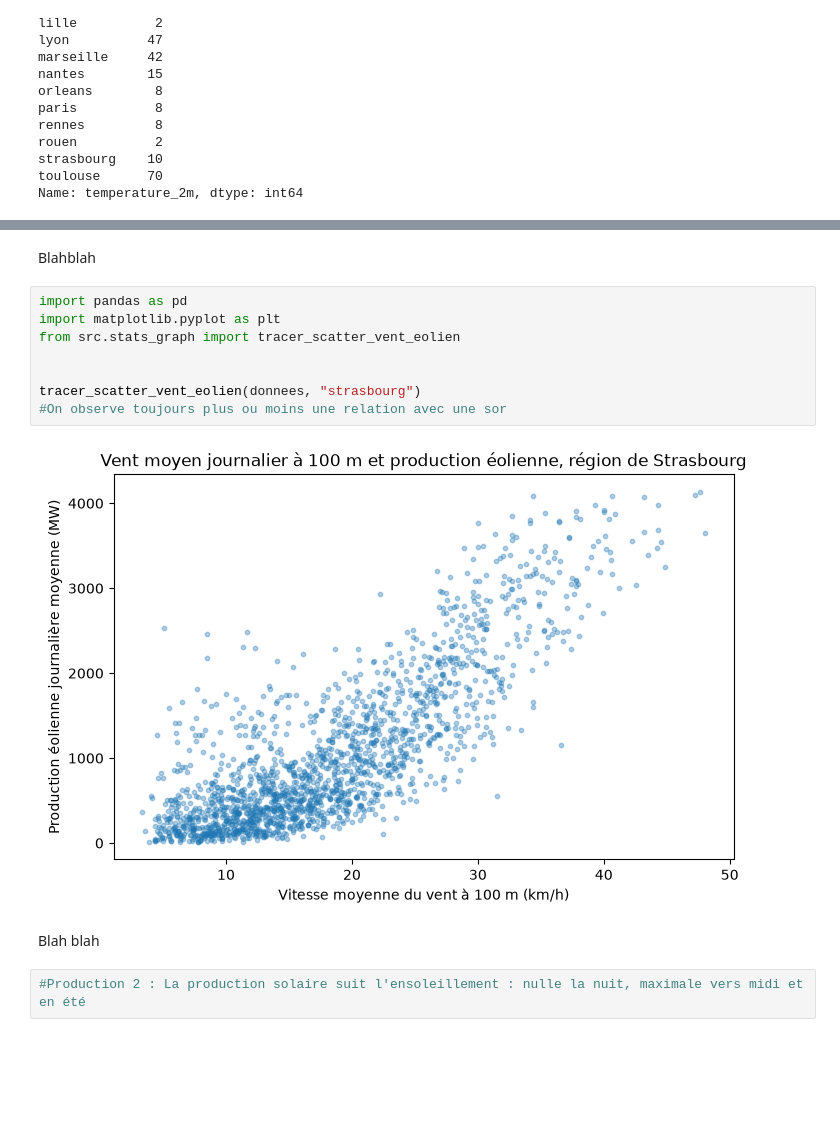
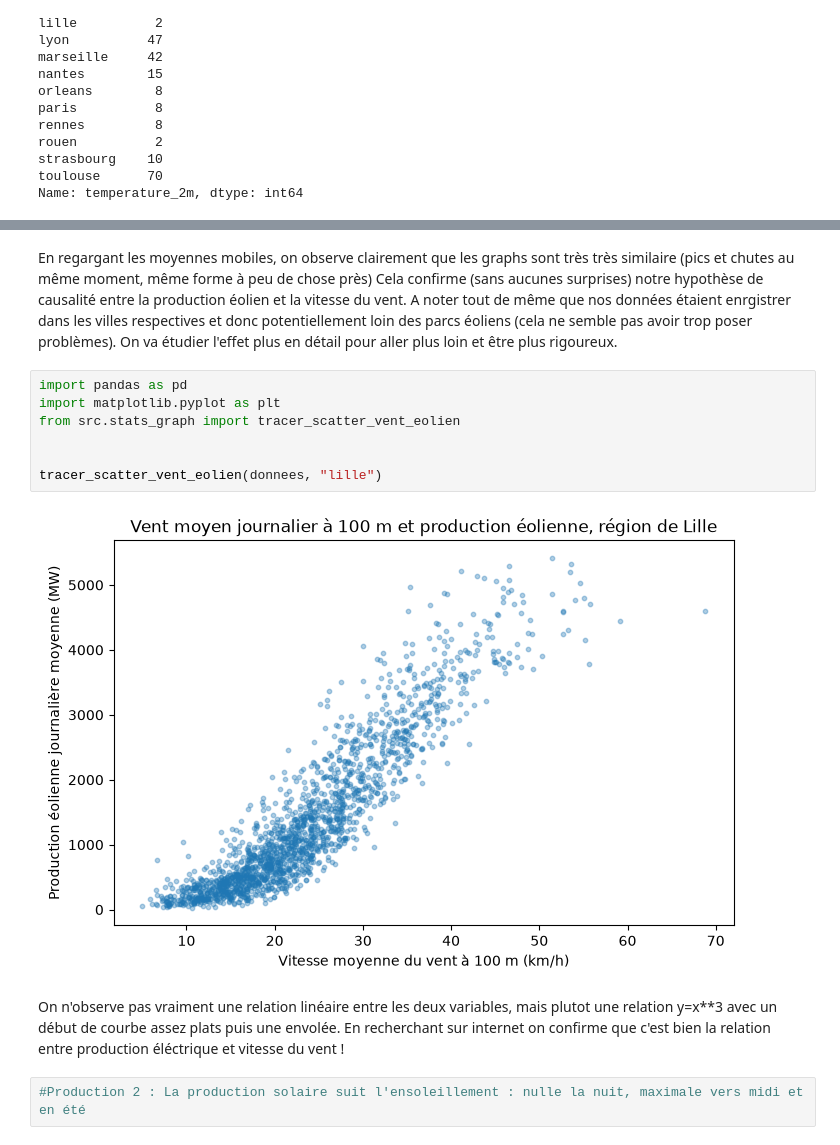
Before and after one commit to Cherif-git-code/Projet-Python-2026-2027, a Jupyter notebook: Rendu_final.ipynb, the cells around one changed output, grey strips where cells are left out. Saved outputs shown, nothing was run; the diff lists cells and outputs as text; blank space fills up the shorter version.

```diff
--- a/Rendu_final.ipynb
+++ b/Rendu_final.ipynb
@@ -379,19 +469,21 @@ tracer_vent_max_jour(meteo, ville)
 [figure]
 [figure]
 # %% [markdown]
-Blahblah
+En regargant les moyennes mobiles, on observe clairement que les graphs sont très très similaire (pics et chutes au même moment, même forme à peu de chose près)
+Cela confirme (sans aucunes surprises) notre hypothèse de causalité entre la production éolien et la vitesse du vent. A noter tout de même que nos données étaient enrgistrer dans les villes respectives et donc potentiellement loin des parcs éoliens (cela ne semble pas avoir trop poser problèmes).
+On va étudier l'effet plus en détail pour aller plus loin et être plus rigoureux.
 # %%
 import pandas as pd
 import matplotlib.pyplot as plt
 from src.stats_graph import tracer_scatter_vent_eolien
 
 
-tracer_scatter_vent_eolien(donnees, "strasbourg")
-#On observe toujours plus ou moins une relation avec une sor
+tracer_scatter_vent_eolien(donnees, "lille")
 # %% [output]
-[figure, old version]
+[figure, new version]
 # %% [markdown]
-Blah blah
+On n'observe pas vraiment une relation linéaire entre les deux variables, mais plutot une relation y=x**3 avec un début de courbe assez plats puis une envolée.
+En recherchant sur internet on confirme que c'est bien la relation entre production éléctrique et vitesse du vent !
 # %%
 #Production 2 : La production solaire suit l'ensoleillement : nulle la nuit, maximale vers midi et en été
 # %%
```
Also changed, not shown: parts of 31 cells of this notebook, 1 other file.
